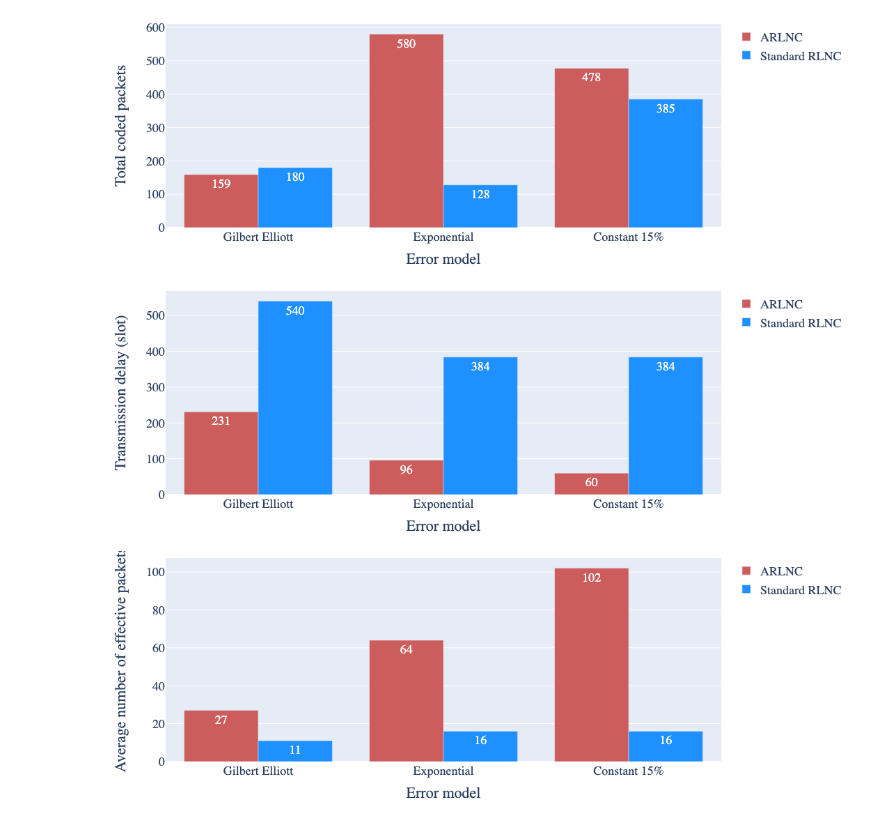
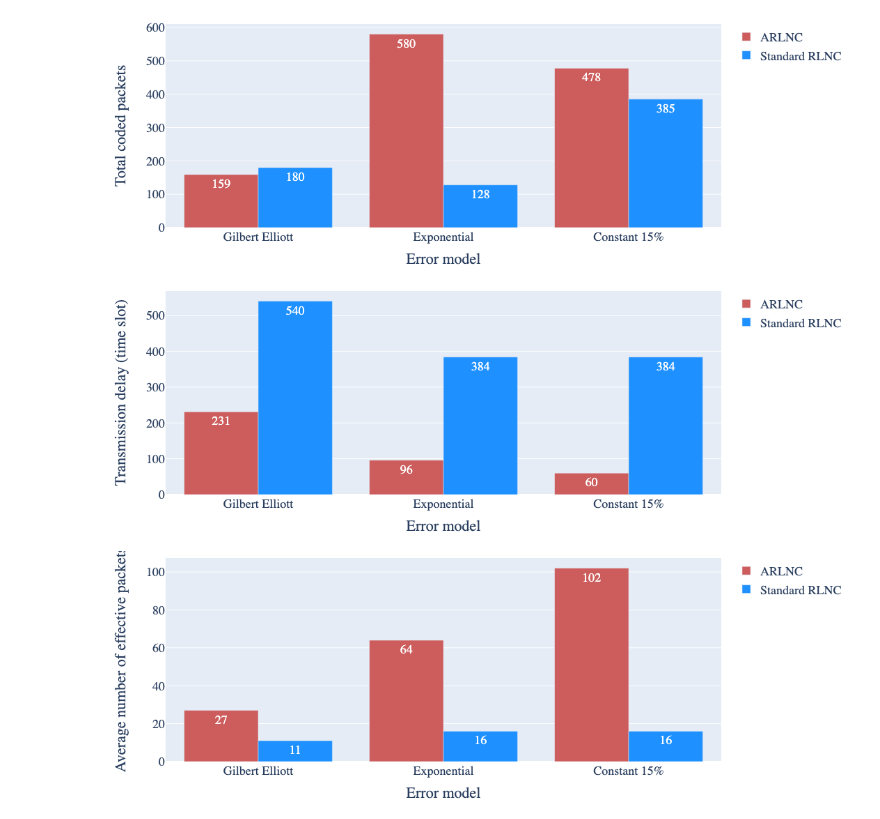
Before and after one commit to raffidil/arlnc, a Jupyter notebook: rlnc/report.ipynb, the cells around one changed output. Drawn from its saved outputs; the diff is of its cells as text; code cells hidden in the pictures.

```diff
--- a/rlnc/report.ipynb
+++ b/rlnc/report.ipynb
@@ -125,14 +127,14 @@ for index,sim in enumerate(sims):
     fig = px.line(df.query("type=='send'"), x="time", y="loss rate")
     fig.show()
     fig.update_layout(title_text=None,
-                      xaxis_title="Time",
+                      xaxis_title="Time Slot Number",
                       yaxis_title="Loss rate",
                       margin=dict(l=100, r=20, t=10, b=4),
                       font=dict(
                         family="New Times Roman",
                         size=20,
                     ))
-    fig.write_image(figues_path+name+".pdf")
+    write_image(fig,name)
 # %% [output]
 [figure]
 [figure]
@@ -149,7 +151,7 @@ for index,sim in enumerate(sims):
 
 
     fig.add_trace(go.Scatter(
-        x=dataframe["time"],
+        x=dataframe.query("type=='feedback'")["time"],
         y=dataframe.query("type=='feedback'")["average feedback"],
         mode="lines+markers",
         name="Average feedback value",
@@ -157,7 +159,7 @@ for index,sim in enumerate(sims):
     ))
 
     fig.add_trace(go.Scatter(
-        x=dataframe["time"],
+        x=dataframe.query("type=='send'")["time"],
         y=dataframe.query("type=='send'")["redundancy"],
         line=dict( width=2, dash='dashdot'),
         name="Redundancy",
@@ -165,7 +167,7 @@ for index,sim in enumerate(sims):
     ))
 
     fig.add_trace(go.Scatter(
-        x=dataframe["time"],
+        x=dataframe.query("type=='send'")["time"],
         y=dataframe.query("type=='send'")["window size"],
         line=dict( width=2, dash='dash'),
         name="Generation window size",
@@ -175,12 +177,12 @@ for index,sim in enumerate(sims):
 
     fig.show()
     fig.update_layout(title_text=None,
-                      xaxis_title="Time",
+                      xaxis_title="Time Slot Number",
                       yaxis_title="Value",
                       margin=dict(l=100, r=20, t=10, b=4),
                       font=dict(
                         family="New Times Roman",
                         size=20,
                     ))
-    fig.write_image(figues_path+name+".pdf")
+    write_image(fig,name)
 # %% [output]
@@ -198,7 +200,7 @@ for index,sim in enumerate(sims):
     fig.update_layout(title_text=name)
 
     fig.add_trace(go.Scatter(
-        x=dataframe["time"],
+        x=dataframe.query("type=='receive'")["time"],
         y=dataframe.query("type=='receive'")["effective packets"],
         line=dict( width=2),
         name="Effective packets",
@@ -207,7 +209,7 @@ for index,sim in enumerate(sims):
     ))
 
     fig.add_trace(go.Scatter(
-        x=dataframe["time"],
+        x=dataframe.query("type=='receive'")["time"],
         y=dataframe.query("type=='receive'")["received packets"],
         line=dict(width=2, dash='dash'),
         name="Received packets",
@@ -216,7 +218,7 @@ for index,sim in enumerate(sims):
     ))
 
     fig.add_trace(go.Scatter(
-        x=dataframe["time"],
+        x=dataframe.query("type=='send'")["time"],
         y=dataframe.query("type=='send'")["total sent packets"],
         line=dict(width=2, dash='dot'),
         name="Total sent packets",
@@ -228,12 +230,12 @@ for index,sim in enumerate(sims):
 
     fig.show()
     fig.update_layout(title_text=None,
-                      xaxis_title="Time",
+                      xaxis_title="Time Slot Number",
                       yaxis_title="Number of packets",
                       margin=dict(l=100, r=20, t=10, b=4),
                       font=dict(
                         family="New Times Roman",
                         size=20,
                     ))
-    fig.write_image(figues_path+name+".pdf")
+    write_image(fig,name)
 # %% [output]
@@ -250,7 +252,7 @@ for index,sim in enumerate(sims):
     name=dataframe.name+'_sent'
     fig.update_layout(title_text=name)
     fig.add_trace(go.Scatter(
-        x=dataframe["time"],
+        x=dataframe.query("type=='send'")["time"],
         y=dataframe.query("type=='send'")["extra packets count"],
         mode="lines",
         name="Extra packets",
@@ -258,7 +260,7 @@ for index,sim in enumerate(sims):
         showlegend=False
     ))
     fig.add_trace(go.Scatter(
-        x=dataframe["time"],
+        x=dataframe.query("type=='send'")["time"],
         y=dataframe.query("type=='send'")["new coded packets count"],
         mode="lines",
         name="New packets",
@@ -267,7 +269,7 @@ for index,sim in enumerate(sims):
         showlegend=False
     ))
     fig.add_trace(go.Scatter(
-        x=dataframe["time"],
+        x=dataframe.query("type=='send'")["time"],
         y=dataframe.query("type=='send'")["total sent packets"],
         line=dict(width=2, dash='dot'),
         mode="lines",
@@ -277,12 +279,12 @@ for index,sim in enumerate(sims):
     ))
     fig.show()
     fig.update_layout(title_text=None,
-                      xaxis_title="Time",
+                      xaxis_title="Time Slot Number",
                       yaxis_title="Number of packets",
                       margin=dict(l=100, r=20, t=10, b=4),
                       font=dict(
                         family="New Times Roman",
                         size=20,
                     ))
-    fig.write_image(figues_path+name+".pdf")
+    write_image(fig,name)
 # %% [output]
@@ -356,36 +358,36 @@ fig = go.Figure()
 fig.add_trace(go.Bar(
     x=models,
     y=y_axis[0:len(y_axis):2],
     name='ARLNC',
     texttemplate="%{y}",
     textposition="inside",
     textangle=0,
     marker_color='indianred'
 ))
 fig.add_trace(go.Bar(
     x=models,
     y=y_axis[1:len(y_axis):2],
     name='Standard RLNC',
     texttemplate="%{y}",
     textposition="inside",
     textangle=0,
     marker_color='dodgerblue'
 ))
 
 # Here we modify the tickangle of the xaxis, resulting in rotated labels.
 fig.update_layout(barmode='group', xaxis_tickangle=0,title_text=None,
                   xaxis_title="Error model",
-                  yaxis_title="Transmission delay (slot)",
+                  yaxis_title="Transmission delay (time slot)",
                   margin=dict(l=100, r=20, t=10, b=4),
                   font=dict(
                     family="New Times Roman",
                     size=18,
                 ))
 fig.show()
 
-fig.write_image(figues_path+"total-delay"+".pdf")
+write_image(fig,"total-delay")
 # %% [output]
-[figure, old version]
+[figure, new version]
 # %%
 x_axis=[]
 y_axis=[]
```
Also changed, not shown: parts of 7 cells of this notebook, 2 other files.
